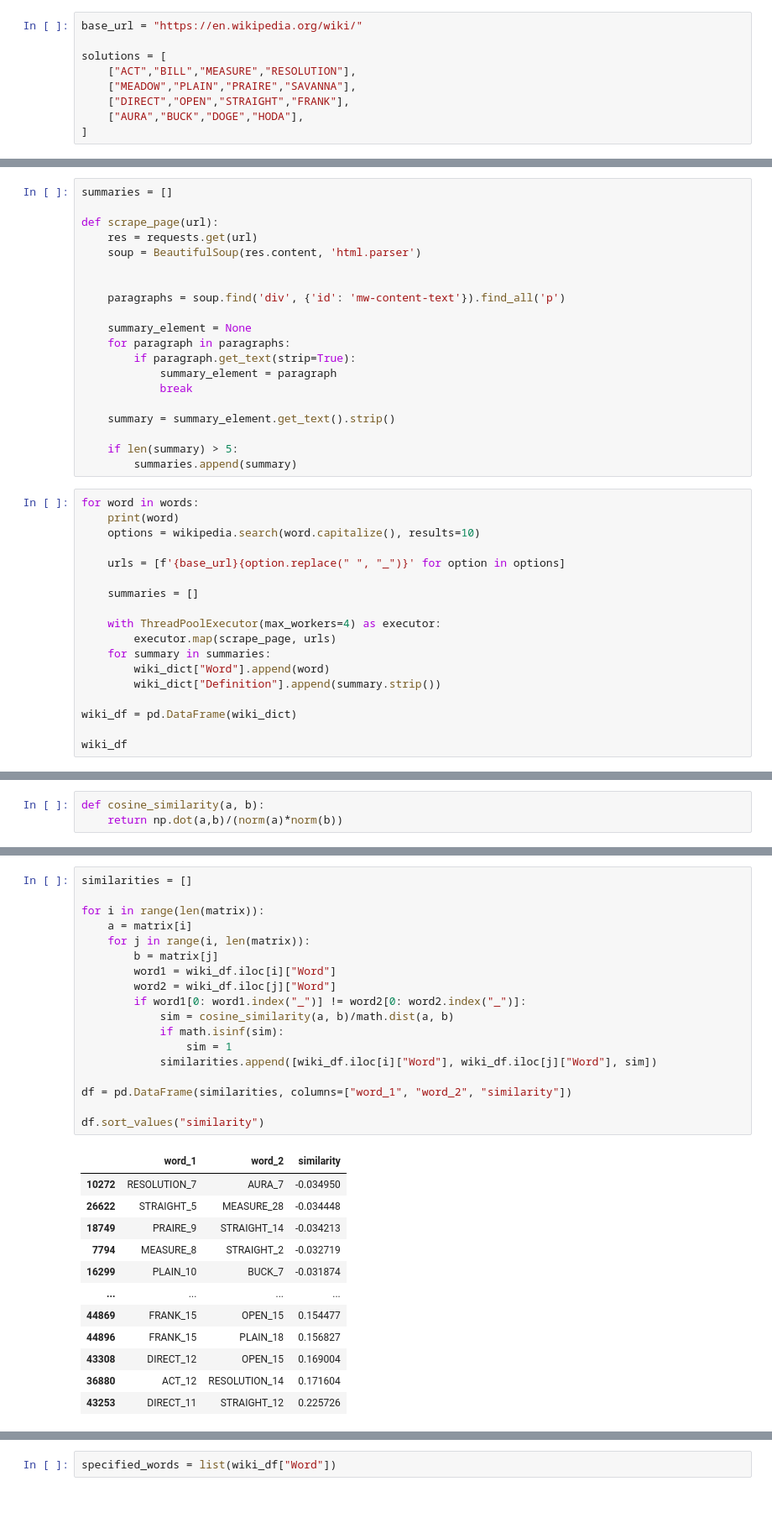
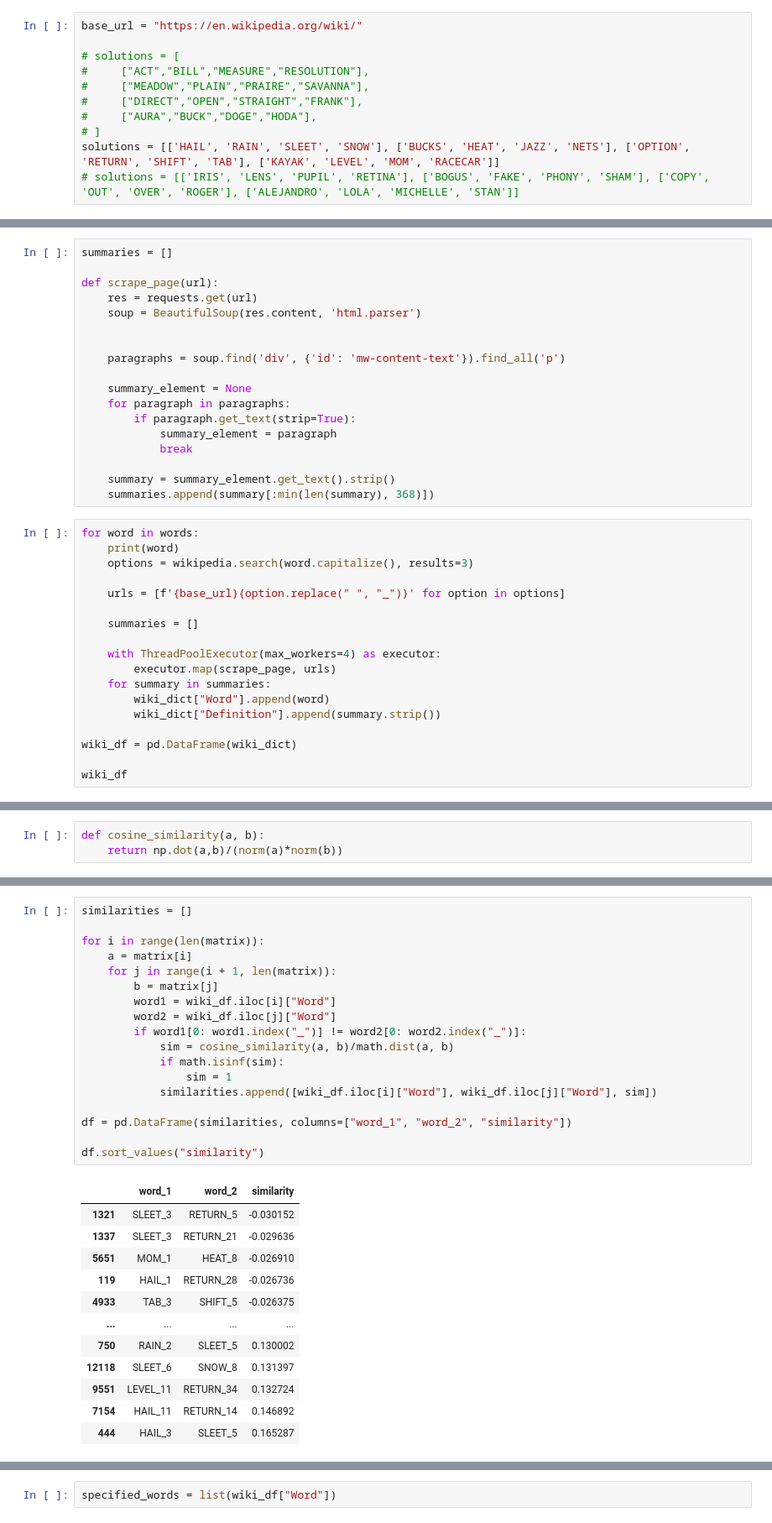
Before and after one commit to VincentZhao12/nyt-crossed, a Jupyter notebook: connect/connections_wiki.ipynb, the cells around one changed output, grey strips where cells are left out. Shown at 84% size. Saved outputs shown, nothing was run; the diff lists cells and outputs as text.

```diff
--- a/connect/connections_wiki.ipynb
+++ b/connect/connections_wiki.ipynb
@@ -15,12 +15,14 @@ import wikipedia
 # %%
 base_url = "https://en.wikipedia.org/wiki/"
 
-solutions = [
-    ["ACT","BILL","MEASURE","RESOLUTION"],
-    ["MEADOW","PLAIN","PRAIRE","SAVANNA"],
-    ["DIRECT","OPEN","STRAIGHT","FRANK"],
-    ["AURA","BUCK","DOGE","HODA"],
-]
+# solutions = [
+#     ["ACT","BILL","MEASURE","RESOLUTION"],
+#     ["MEADOW","PLAIN","PRAIRE","SAVANNA"],
+#     ["DIRECT","OPEN","STRAIGHT","FRANK"],
+#     ["AURA","BUCK","DOGE","HODA"],
+# ]
+solutions = [['HAIL', 'RAIN', 'SLEET', 'SNOW'], ['BUCKS', 'HEAT', 'JAZZ', 'NETS'], ['OPTION', 'RETURN', 'SHIFT', 'TAB'], ['KAYAK', 'LEVEL', 'MOM', 'RACECAR']]
+# solutions = [['IRIS', 'LENS', 'PUPIL', 'RETINA'], ['BOGUS', 'FAKE', 'PHONY', 'SHAM'], ['COPY', 'OUT', 'OVER', 'ROGER'], ['ALEJANDRO', 'LOLA', 'MICHELLE', 'STAN']]
 # %%
 words = []
 
@@ -48,13 +50,11 @@ def scrape_page(url):
             break
 
     summary = summary_element.get_text().strip()
-
-    if len(summary) > 5:
-        summaries.append(summary)
+    summaries.append(summary[:min(len(summary), 368)])
 # %%
 for word in words:
     print(word)
-    options = wikipedia.search(word.capitalize(), results=10)
+    options = wikipedia.search(word.capitalize(), results=3)
 
     urls = [f'{base_url}{option.replace(" ", "_")}' for option in options]
 
@@ -214,31 +227,31 @@ matrix.shape
 # %%
 similarities = []
 
 for i in range(len(matrix)):
     a = matrix[i]
-    for j in range(i, len(matrix)):
+    for j in range(i + 1, len(matrix)):
         b = matrix[j]
         word1 = wiki_df.iloc[i]["Word"]
         word2 = wiki_df.iloc[j]["Word"]
         if word1[0: word1.index("_")] != word2[0: word2.index("_")]:
             sim = cosine_similarity(a, b)/math.dist(a, b)
             if math.isinf(sim):
                 sim = 1
             similarities.append([wiki_df.iloc[i]["Word"], wiki_df.iloc[j]["Word"], sim])
 
 df = pd.DataFrame(similarities, columns=["word_1", "word_2", "similarity"])
 
 df.sort_values("similarity")
 # %% [output]
 |  | word_1 | word_2 | similarity |
-| 10272 | RESOLUTION_7 | AURA_7 | -0.034950 |
-| 26622 | STRAIGHT_5 | MEASURE_28 | -0.034448 |
-| 18749 | PRAIRE_9 | STRAIGHT_14 | -0.034213 |
-| 7794 | MEASURE_8 | STRAIGHT_2 | -0.032719 |
-| 16299 | PLAIN_10 | BUCK_7 | -0.031874 |
+| 1321 | SLEET_3 | RETURN_5 | -0.030152 |
+| 1337 | SLEET_3 | RETURN_21 | -0.029636 |
+| 5651 | MOM_1 | HEAT_8 | -0.026910 |
+| 119 | HAIL_1 | RETURN_28 | -0.026736 |
+| 4933 | TAB_3 | SHIFT_5 | -0.026375 |
 | ... | ... | ... | ... |
-| 44869 | FRANK_15 | OPEN_15 | 0.154477 |
-| 44896 | FRANK_15 | PLAIN_18 | 0.156827 |
-| 43308 | DIRECT_12 | OPEN_15 | 0.169004 |
-| 36880 | ACT_12 | RESOLUTION_14 | 0.171604 |
-| 43253 | DIRECT_11 | STRAIGHT_12 | 0.225726 |
+| 750 | RAIN_2 | SLEET_5 | 0.130002 |
+| 12118 | SLEET_6 | SNOW_8 | 0.131397 |
+| 9551 | LEVEL_11 | RETURN_34 | 0.132724 |
+| 7154 | HAIL_11 | RETURN_14 | 0.146892 |
+| 444 | HAIL_3 | SLEET_5 | 0.165287 |
```
Also changed, not shown: parts of 15 cells of this notebook, 3 other files.
